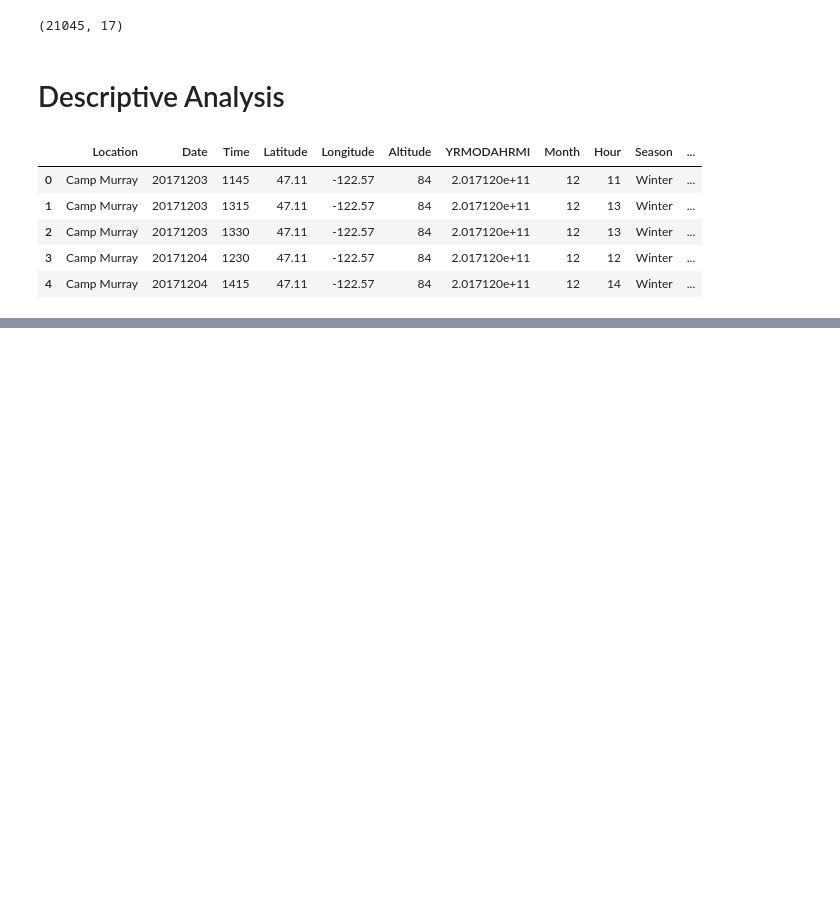
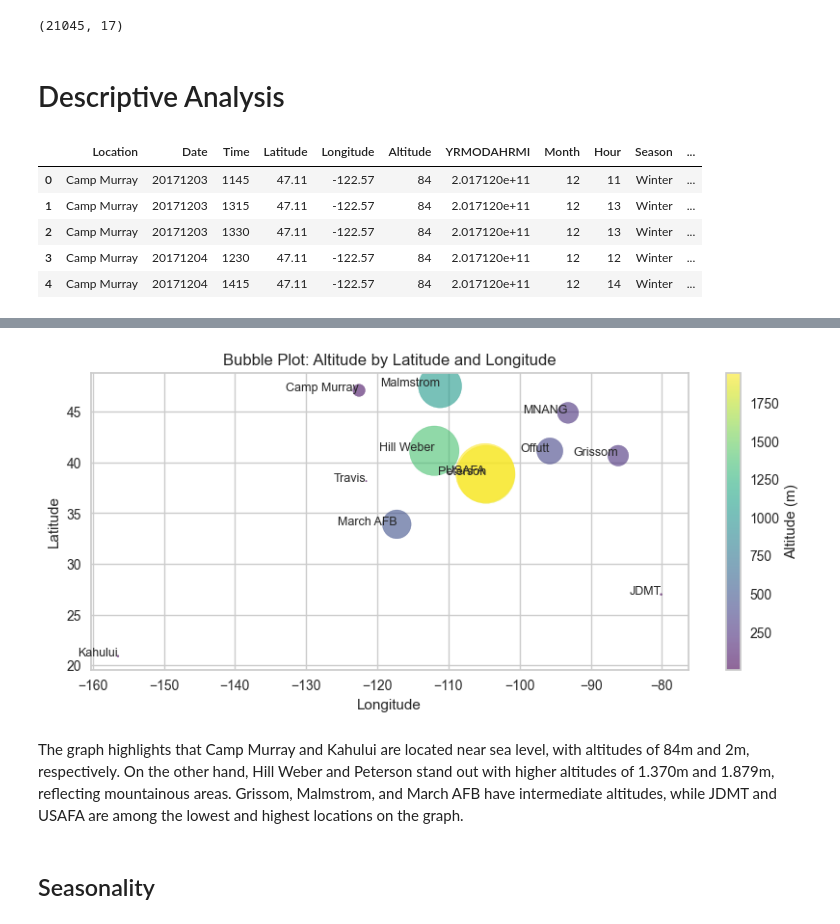
Before and after one commit to gpaschoalinoto/ml-regression-models, a Jupyter notebook: solar-energy/solar_energy_regression.ipynb, the cells around one changed output, grey strips where cells are left out. Cells and saved outputs as stored; diff of their text form; code cells hidden in the pictures; blank space fills up the shorter version.

```diff
--- a/solar-energy/solar_energy_regression.ipynb
+++ b/solar-energy/solar_energy_regression.ipynb
@@ -110,0 +154,2 @@ df.head()
+# %%
+df['Date'] = pd.to_datetime(df['Date'], format='%Y%m%d')
@@ -110,0 +209,3 @@ df.head()
+# %%
+df_locations = df[['Location','Altitude','Latitude','Longitude']].drop_duplicates()
+df_locations
@@ -110,0 +226,24 @@ df.head()
+# %%
+# Figure size
+f = folium.Figure(width=1200, height=600)
+
+# Map settings
+m = folium.Map(location=[df_locations['Latitude'].mean(), df_locations['Longitude'].mean()],
+               tiles='OpenStreetMap',
+               zoom_start=4.4).add_to(f)
+
+# Marker clusters
+marker_cluster = MarkerCluster().add_to(m)
+
+# Adding markers
+for index, row in df_locations.iterrows():
+    folium.Marker(
+        location=[row['Latitude'], row['Longitude']],
+        popup=(f"<b>Location:</b> {row['Location']}<br>"
+               f"<b>Altitude:</b> {row['Altitude']} m"),
+        tooltip=row['Location'],  # Tooltip exibido ao passar o mouse
+        icon=folium.Icon(color='red', icon='info-sign')  # Ícone do marcador
+    ).add_to(marker_cluster)
+
+# Plot map
+m
@@ -110,0 +258,19 @@ df.head()
+# %%
+plt.figure(figsize=(10, 4))
+plt.scatter(df_locations['Longitude'], df_locations['Latitude'], s=df_locations['Altitude'], alpha=0.6, c=df_locations['Altitude'], cmap='viridis')
+plt.colorbar(label='Altitude (m)')
+plt.title('Bubble Plot: Altitude by Latitude and Longitude')
+plt.xlabel('Longitude')
+plt.ylabel('Latitude')
+
+# Data labels
+for i, row in df_locations.iterrows():
+    plt.text(row['Longitude'], row['Latitude'], row['Location'], fontsize=9, ha='right')
+
+plt.show()
+# %% [output]
+[figure, added]
+# %% [markdown]
+The graph highlights that Camp Murray and Kahului are located near sea level, with altitudes of 84m and 2m, respectively. On the other hand, Hill Weber and Peterson stand out with higher altitudes of 1.370m and 1.879m, reflecting mountainous areas. Grissom, Malmstrom, and March AFB have intermediate altitudes, while JDMT and USAFA are among the lowest and highest locations on the graph.
+# %% [markdown]
+## Seasonality
```
Also changed, not shown: parts of 67 cells of this notebook, 4 other files.
